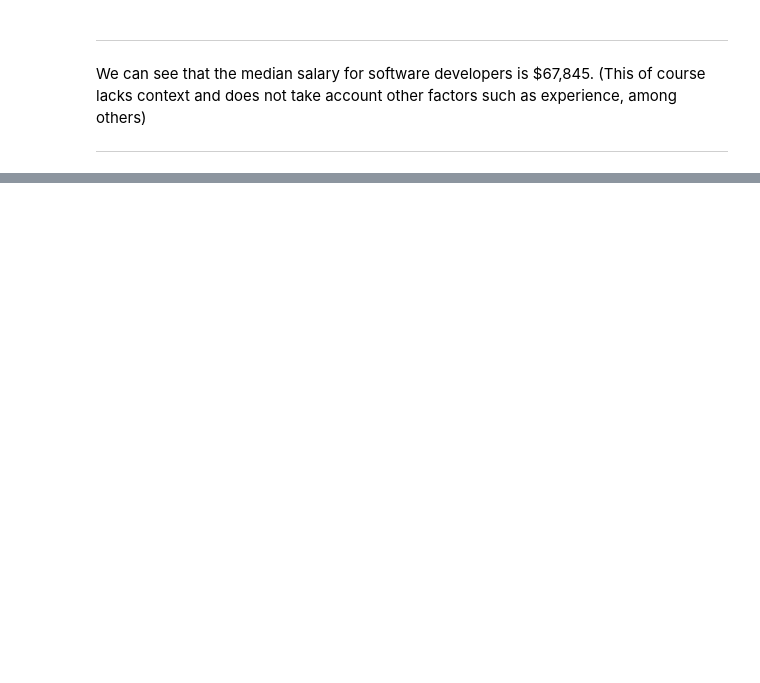
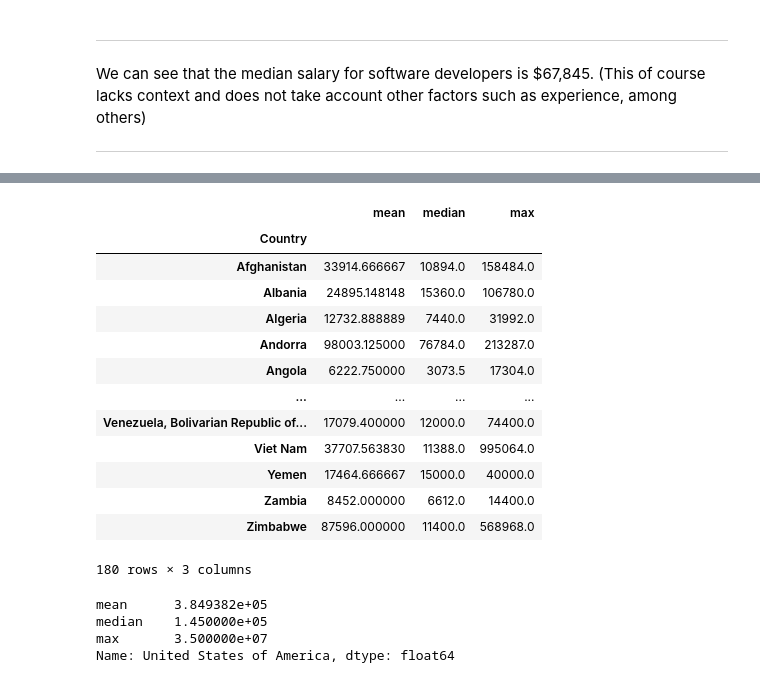
Before and after one commit to thandora/pandas-notes, a Jupyter notebook: pandas_08a.ipynb, the cells around one changed output, grey strips where cells are left out. Drawn from its saved outputs; the diff is of its cells as text; code cells hidden in the pictures; blank space fills up the shorter version.

Commit message:
Add grouping section

```diff
--- a/pandas_08a.ipynb
+++ b/pandas_08a.ipynb
@@ -144,0 +184,7 @@ Aggregation is any process where data is expressed in summary form. (e.g. taking
+# %%
+# First we create a pandas Group object:
+country_group = df.groupby("Country")
+
+# View groups
+groups = country_group.groups
+display(groups)
@@ -144,0 +304,28 @@ Aggregation is any process where data is expressed in summary form. (e.g. taking
+# %%
+# Get mean, median, and maximum of yearly salary (USD) of each country
+comp_group = country_group["ConvertedCompYearly"]
+comp_stats = comp_group.agg(["mean", "median", "max"])
+display(comp_stats)
+
+# Get same stats for USA
+comp_stats_usa = comp_stats.loc["United States of America"]
+display(comp_stats_usa)
+# %% [output]
+|  | mean | median | max |
+| Country |  |  |  |
+| Afghanistan | 33914.666667 | 10894.0 | 158484.0 |
+| Albania | 24895.148148 | 15360.0 | 106780.0 |
+| Algeria | 12732.888889 | 7440.0 | 31992.0 |
+| Andorra | 98003.125000 | 76784.0 | 213287.0 |
+| Angola | 6222.750000 | 3073.5 | 17304.0 |
+| ... | ... | ... | ... |
+| Venezuela, Bolivarian Republic of... | 17079.400000 | 12000.0 | 74400.0 |
+| Viet Nam | 37707.563830 | 11388.0 | 995064.0 |
+| Yemen | 17464.666667 | 15000.0 | 40000.0 |
+| Zambia | 8452.000000 | 6612.0 | 14400.0 |
+| Zimbabwe | 87596.000000 | 11400.0 | 568968.0 |
+180 rows × 3 columns
+mean      3.849382e+05
+median    1.450000e+05
+max       3.500000e+07
+Name: United States of America, dtype: float64
```
Also changed, not shown: parts of 12 cells of this notebook.
